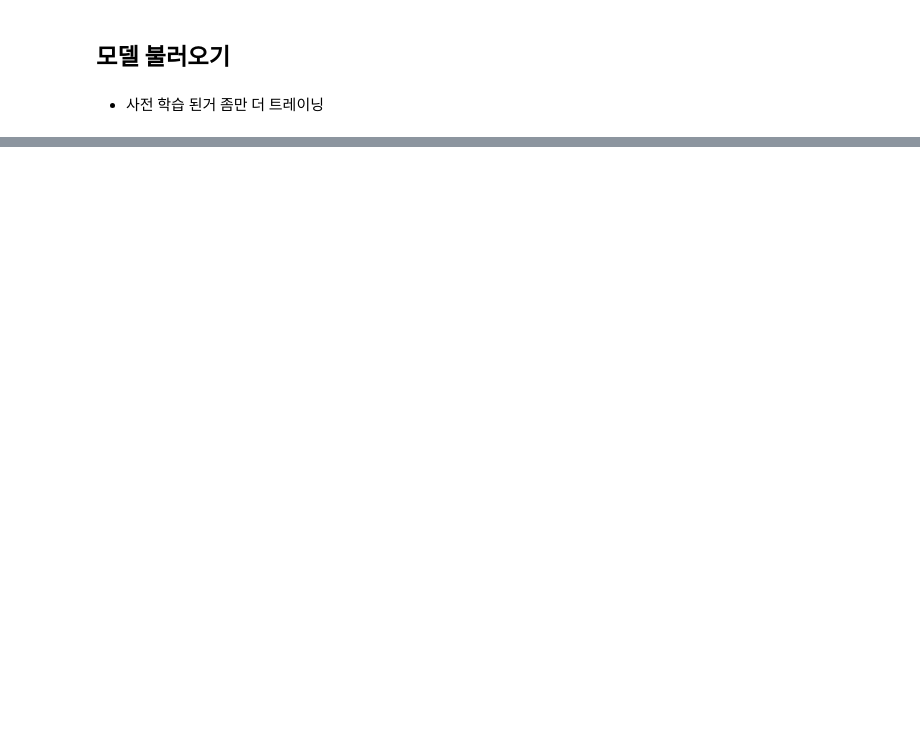
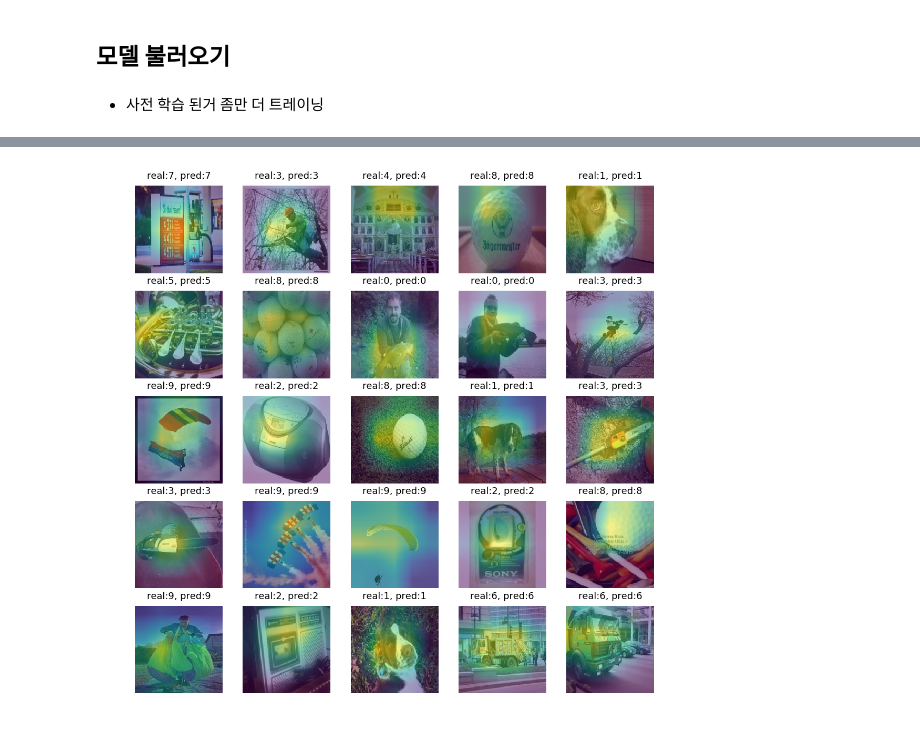
Before and after one commit to hyerica-bdml/tensorflow-2-tutorials, a Jupyter notebook: 07-visualization/03-GradCAM.ipynb, the cells around one changed output, grey strips where cells are left out. Drawn from its saved outputs; the diff is of its cells as text; code cells hidden in the pictures; blank space fills up the shorter version.

Commit message:
gradcam completed

```diff
--- a/07-visualization/03-GradCAM.ipynb
+++ b/07-visualization/03-GradCAM.ipynb
@@ -117,0 +229,29 @@ for e in range(EPOCHS):
+# %%
+def get_gradcam(image, c, model=model):
+    with tf.GradientTape() as t:
+        _A = model.layers[0](image)
+        x = layers.Flatten()(_A)
+        _y = model.layers[1].layers[0](x)[0][c]
+
+    dy_dA = t.gradient(_y, _A)
+    a = np.sum(np.sum(np.squeeze(dy_dA.numpy()), axis=0), axis=0) / np.sum(_y)
+    A = np.squeeze(_A)
+    M = np.maximum(0, np.sum(np.multiply(A, a), axis=-1))
+    return cv2.resize(M, np.squeeze(image).shape[:2])
+# %%
+np.random.seed(0)
+nrows = 5; ncols = 5
+fig, ax = plt.subplots(nrows, ncols, figsize=(8, 8), dpi=160)
+for i in range(nrows):
+    for j in range(ncols):
+        idx = np.random.randint(X_test.shape[0])
+        image = X_test[idx:idx+1]
+        c = y_test[idx]
+        gradcam = get_gradcam(image, c)
+        ax[i][j].imshow(np.squeeze(image))
+        ax[i][j].imshow(gradcam, alpha=.5)
+        ax[i][j].axis('off')
+        ax[i][j].set_title(f"real:{c}, pred:{np.argmax(model(image))}", fontsize=8)
+plt.show()
+# %% [output]
+[figure, added]
```
Also changed, not shown: parts of 29 cells of this notebook.
